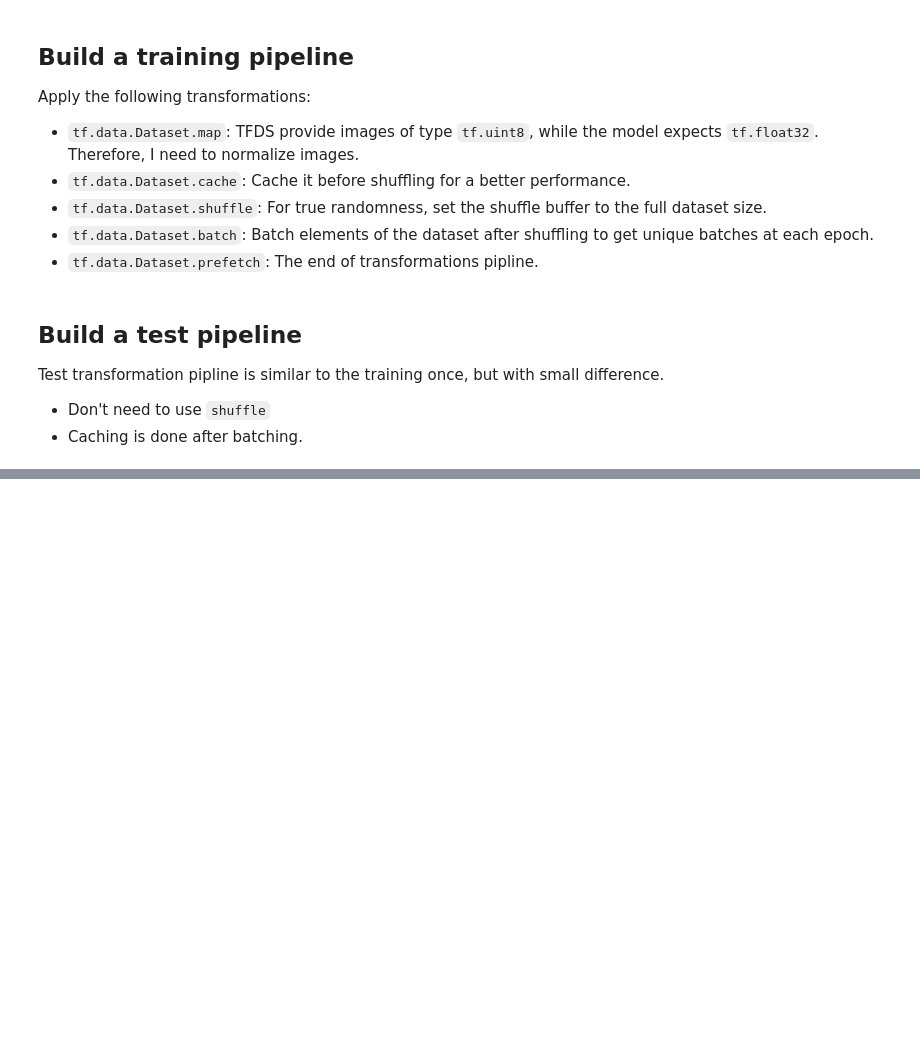
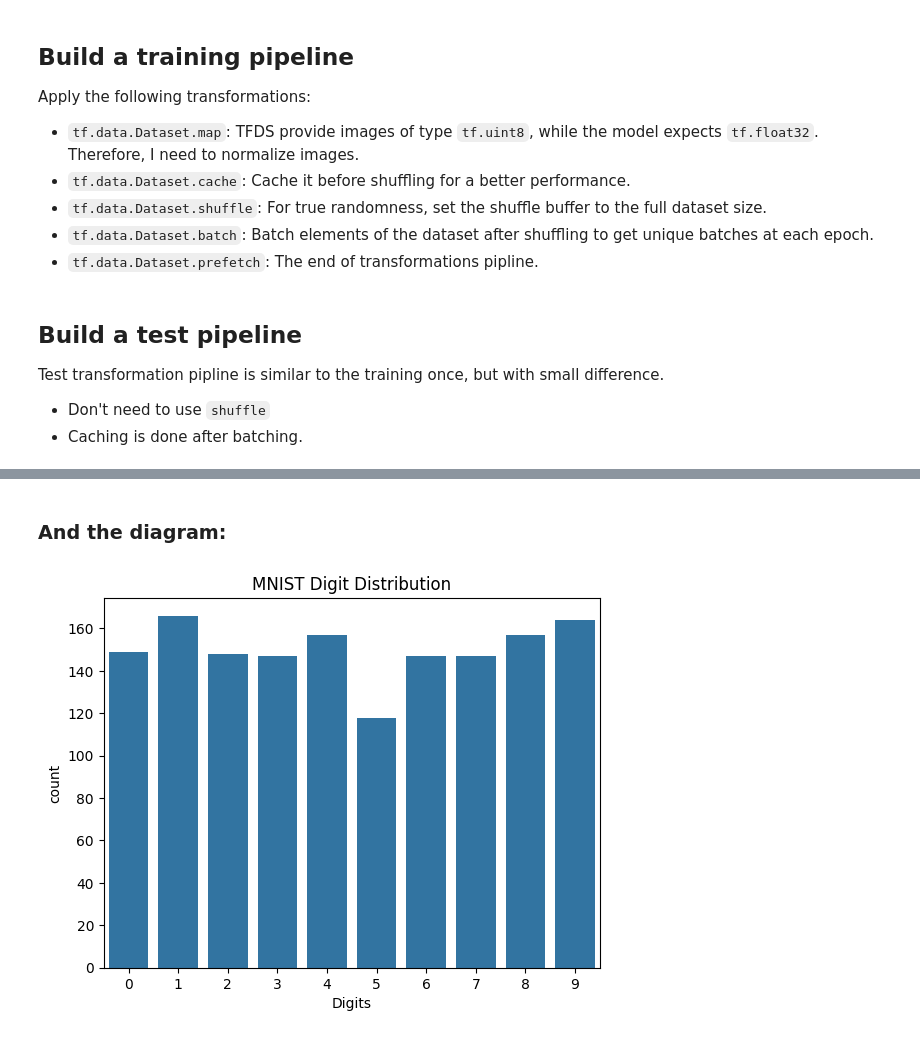
Before and after one commit to snailUlitka/PaintWithPerceptron, a Jupyter notebook: main.ipynb, the cells around one changed output, grey strips where cells are left out. Drawn from its saved outputs; the diff is of its cells as text; code cells hidden in the pictures; blank space fills up the shorter version.

```diff
--- a/main.ipynb
+++ b/main.ipynb
@@ -76,0 +95,8 @@ ds_test = ds_test.prefetch(tf.data.AUTOTUNE)
+# %% [markdown]
+### And the diagram:
+# %%
+sns.countplot(x=y_viz.numpy())
+plt.xlabel('Digits')
+plt.title("MNIST Digit Distribution");
+# %% [output]
+[figure, added]
```
Also changed, not shown: parts of 3 cells of this notebook.
